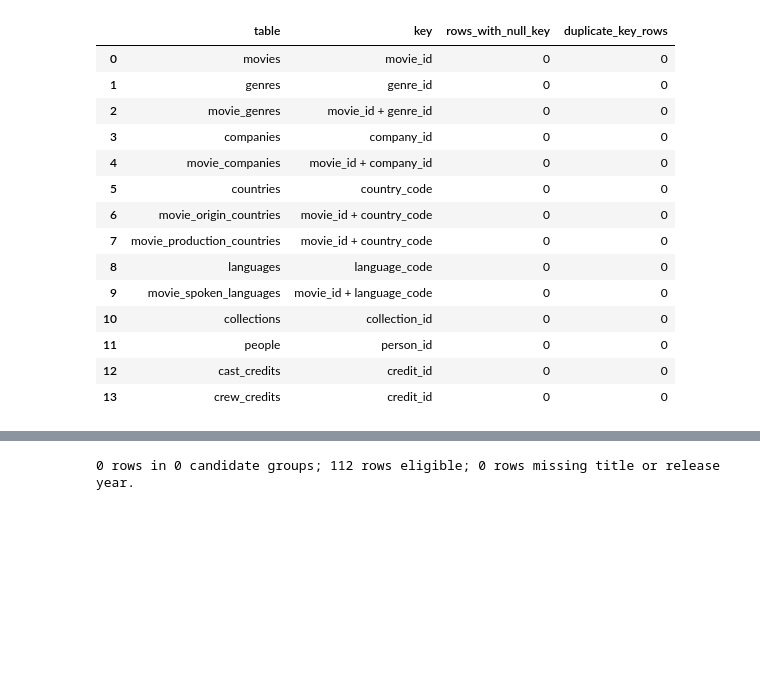
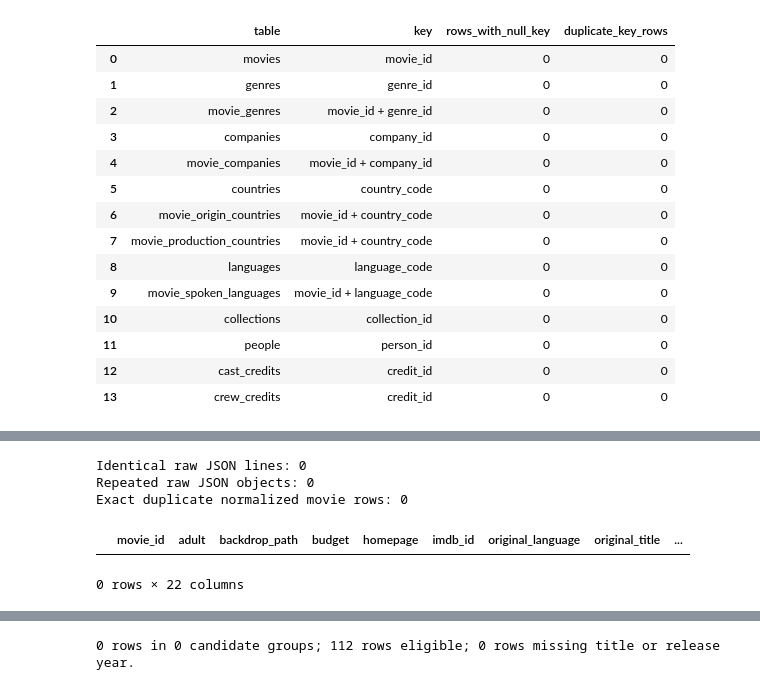
Before and after one commit to ishola-amalitech/streamvault, a Jupyter notebook: notebooks/02_profile_movie_data.ipynb, the cells around one changed output, grey strips where cells are left out. Drawn from its saved outputs; the diff is of its cells as text; code cells hidden in the pictures; blank space fills up the shorter version.

```diff
--- a/notebooks/02_profile_movie_data.ipynb
+++ b/notebooks/02_profile_movie_data.ipynb
@@ -401,0 +469,30 @@ Unique `movie_id` values do not rule out the same real film appearing under diff
+# %%
+import json
+from collections import Counter
+
+raw_lines = [
+    line.strip()
+    for line in CONFIG.cache_file.read_text(encoding="utf-8").splitlines()
+    if line.strip()
+]
+line_counts = Counter(raw_lines)
+identical_line_groups = {line: count for line, count in line_counts.items() if count > 1}
+
+canonical_objects = Counter()
+for line in raw_lines:
+    record = json.loads(line)
+    canonical_objects[json.dumps(record, sort_keys=True, ensure_ascii=False)] += 1
+duplicate_object_groups = sum(count - 1 for count in canonical_objects.values() if count > 1)
+normalized_exact_mask = movies.duplicated(keep=False)
+normalized_exact_suspects = movies.loc[normalized_exact_mask].copy()
+
+print(f"Identical raw JSON lines: {sum(count - 1 for count in identical_line_groups.values())}")
+print(f"Repeated raw JSON objects: {duplicate_object_groups}")
+print(f"Exact duplicate normalized movie rows: {int(normalized_exact_mask.sum())}")
+display(normalized_exact_suspects)
+# %% [output]
+Identical raw JSON lines: 0
+Repeated raw JSON objects: 0
+Exact duplicate normalized movie rows: 0
+|  | movie_id | adult | backdrop_path | budget | homepage | imdb_id | original_language | original_title | ... |
+0 rows × 22 columns
```
Also changed, not shown: parts of 37 cells of this notebook, 3 other files.
